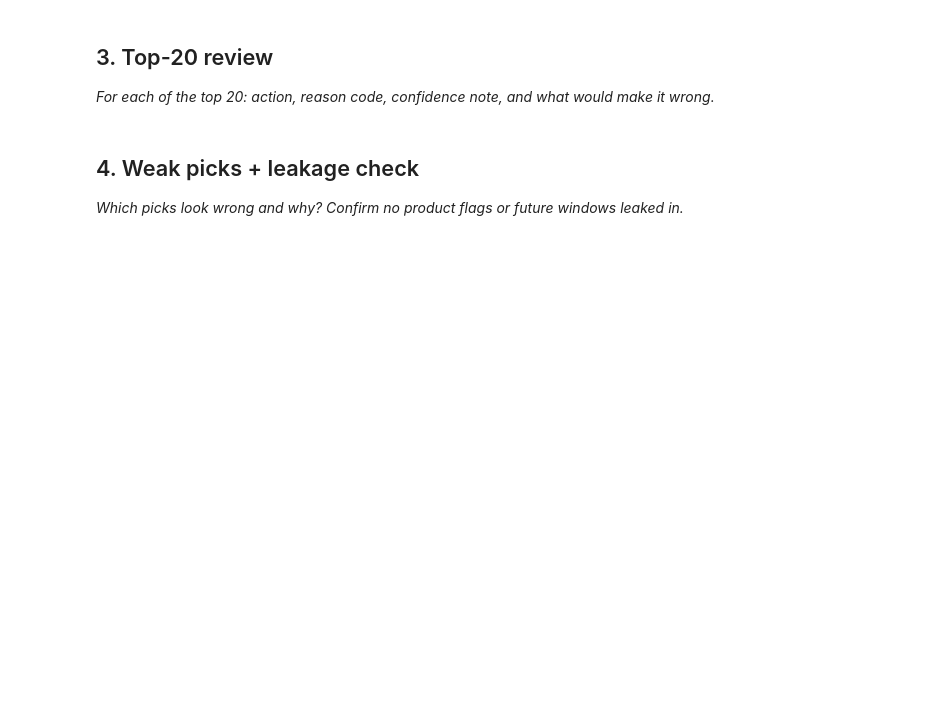
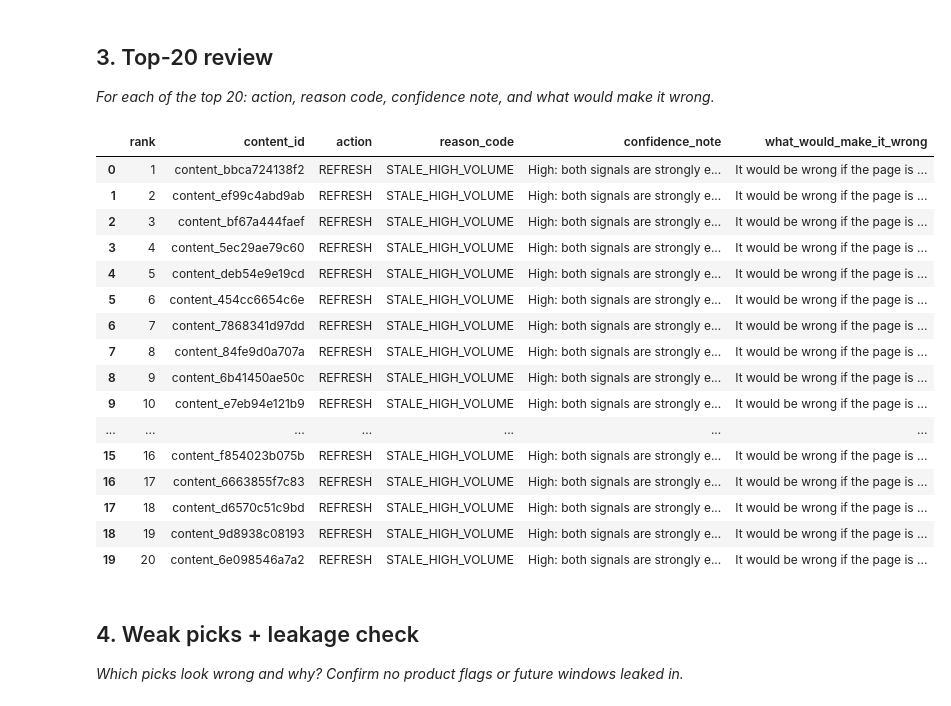
Before and after one commit to AbdullahIdrees291/flyrank-ml-internship, a Jupyter notebook: work/notebooks/w04_baseline_score.ipynb, the cells around one changed output. Drawn from its saved outputs; the diff is of its cells as text; code cells hidden in the pictures; blank space fills up the shorter version.

```diff
--- a/work/notebooks/w04_baseline_score.ipynb
+++ b/work/notebooks/w04_baseline_score.ipynb
@@ -15,0 +91,13 @@ This skeleton is yours to fill. Work the sections **in order** — each one has
+# %%
+import pandas as pd
+
+DATA_PATH = "data/raw/content_refresh_anonymized.csv"
+
+df = pd.read_csv(DATA_PATH)
+
+print("Shape:", df.shape)
+print("\nColumns:")
+print(df.columns.tolist())
+
+print("\nFirst 5 rows:")
+display(df.head())
@@ -27,6 +400,72 @@ This skeleton is yours to fill. Work the sections **in order** — each one has
 # %%
 # This cell is for CODE (numbers, a query, a check).
 # Write your text answer in the cell ABOVE this one — typing sentences here breaks Run All.
+# %%
+# Section 3: Top-20 review
+
+top20 = baseline_queue.head(20).copy()
+
+# Add simple confidence notes based on the baseline score
+top20["confidence_note"] = np.select(
+    [
+        top20["score"] >= 5,
+        top20["score"] >= 4,
+        top20["score"] >= 2
+    ],
+    [
+        "High: both signals are strongly elevated.",
+        "Medium-high: both signals contribute meaningfully.",
+        "Medium: one signal is elevated."
+    ],
+    default="Low: neither signal is strongly elevated."
+)
+
+# Add a skeptical "what would make it wrong" note
+top20["what_would_make_it_wrong"] = np.select(
+    [
+        top20["reason_code"] == "STALE_HIGH_VOLUME",
+        top20["reason_code"] == "STALE",
+        top20["reason_code"] == "HIGH_VOLUME"
+    ],
+    [
+        "It would be wrong if the page is intentionally old or already scheduled for an update.",
+        "It would be wrong if the content is still performing well despite being old.",
+        "It would be wrong if high search volume does not translate into a meaningful opportunity for this content.",
+    ],
+    default="It would be wrong if there is no meaningful reason to prioritize the content."
+)
+
+# Display the required top-20 review
+review_cols = [
+    "rank",
+    "content_id",
+    "action",
+    "reason_code",
+    "confidence_note",
+    "what_would_make_it_wrong"
+]
+
+top20_review = top20[review_cols].copy()
+
+display(top20_review)
+# %% [output]
+|  | rank | content_id | action | reason_code | confidence_note | what_would_make_it_wrong |
+| 0 | 1 | content_bbca724138f2 | REFRESH | STALE_HIGH_VOLUME | High: both signals are strongly e... | It would be wrong if the page is ... |
+| 1 | 2 | content_ef99c4abd9ab | REFRESH | STALE_HIGH_VOLUME | High: both signals are strongly e... | It would be wrong if the page is ... |
+| 2 | 3 | content_bf67a444faef | REFRESH | STALE_HIGH_VOLUME | High: both signals are strongly e... | It would be wrong if the page is ... |
+| 3 | 4 | content_5ec29ae79c60 | REFRESH | STALE_HIGH_VOLUME | High: both signals are strongly e... | It would be wrong if the page is ... |
+| 4 | 5 | content_deb54e9e19cd | REFRESH | STALE_HIGH_VOLUME | High: both signals are strongly e... | It would be wrong if the page is ... |
+| 5 | 6 | content_454cc6654c6e | REFRESH | STALE_HIGH_VOLUME | High: both signals are strongly e... | It would be wrong if the page is ... |
+| 6 | 7 | content_7868341d97dd | REFRESH | STALE_HIGH_VOLUME | High: both signals are strongly e... | It would be wrong if the page is ... |
+| 7 | 8 | content_84fe9d0a707a | REFRESH | STALE_HIGH_VOLUME | High: both signals are strongly e... | It would be wrong if the page is ... |
+| 8 | 9 | content_6b41450ae50c | REFRESH | STALE_HIGH_VOLUME | High: both signals are strongly e... | It would be wrong if the page is ... |
+| 9 | 10 | content_e7eb94e121b9 | REFRESH | STALE_HIGH_VOLUME | High: both signals are strongly e... | It would be wrong if the page is ... |
+| ... | ... | ... | ... | ... | ... | ... |
+| 15 | 16 | content_f854023b075b | REFRESH | STALE_HIGH_VOLUME | High: both signals are strongly e... | It would be wrong if the page is ... |
+| 16 | 17 | content_6663855f7c83 | REFRESH | STALE_HIGH_VOLUME | High: both signals are strongly e... | It would be wrong if the page is ... |
+| 17 | 18 | content_d6570c51c9bd | REFRESH | STALE_HIGH_VOLUME | High: both signals are strongly e... | It would be wrong if the page is ... |
+| 18 | 19 | content_9d8938c08193 | REFRESH | STALE_HIGH_VOLUME | High: both signals are strongly e... | It would be wrong if the page is ... |
+| 19 | 20 | content_6e098546a7a2 | REFRESH | STALE_HIGH_VOLUME | High: both signals are strongly e... | It would be wrong if the page is ... |
 # %% [markdown]
 ## 4. Weak picks + leakage check
 
```
Also changed, not shown: parts of 14 cells of this notebook.
